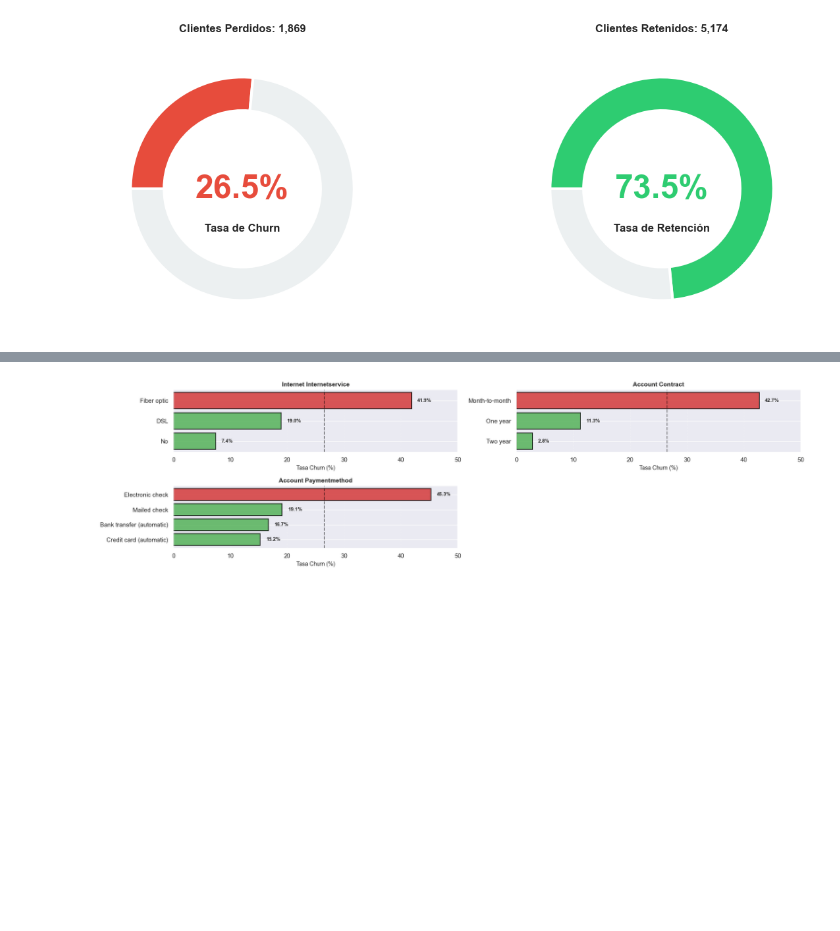
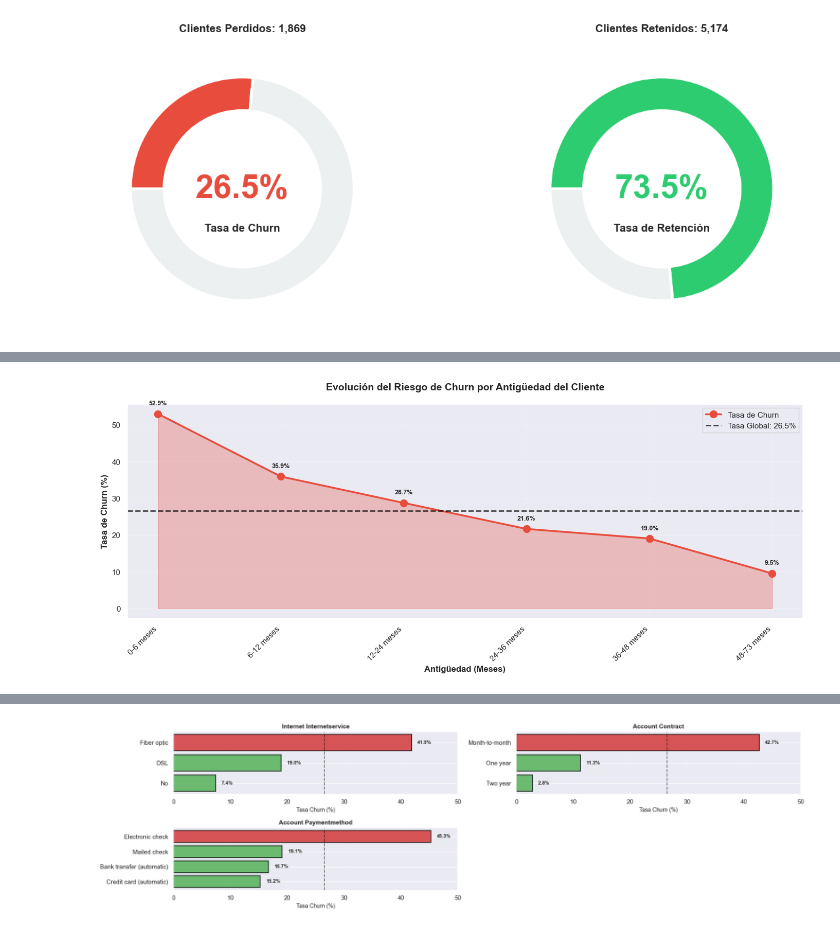
Before and after one commit to marianoInsa/ONE-TelecomX, a Jupyter notebook: Challenge-TelecomX.ipynb, the cells around one changed output, grey strips where cells are left out. Drawn from its saved outputs; the diff is of its cells as text; code cells hidden in the pictures; blank space fills up the shorter version.

```diff
--- a/Challenge-TelecomX.ipynb
+++ b/Challenge-TelecomX.ipynb
@@ -2601,0 +3213,6 @@ plt.show()
+# %%
+fig_temporal, ax_temporal = graficar_evolucion_riesgo_temporal(churn_temporal, churn_rate)
+plt.show()
+plt.close()
+# %% [output]
+[figure, added]
```
Also changed, not shown: parts of 54 cells of this notebook.
